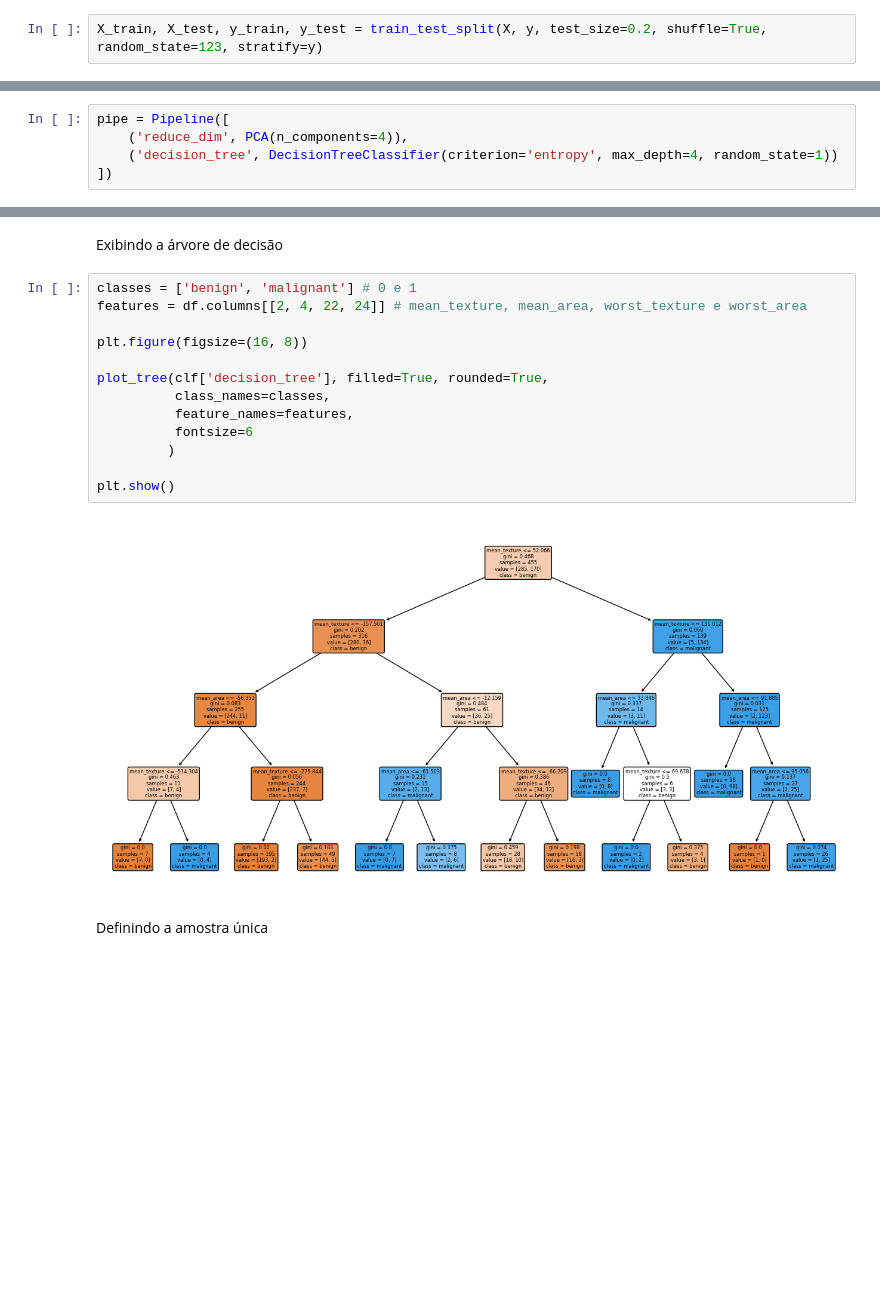
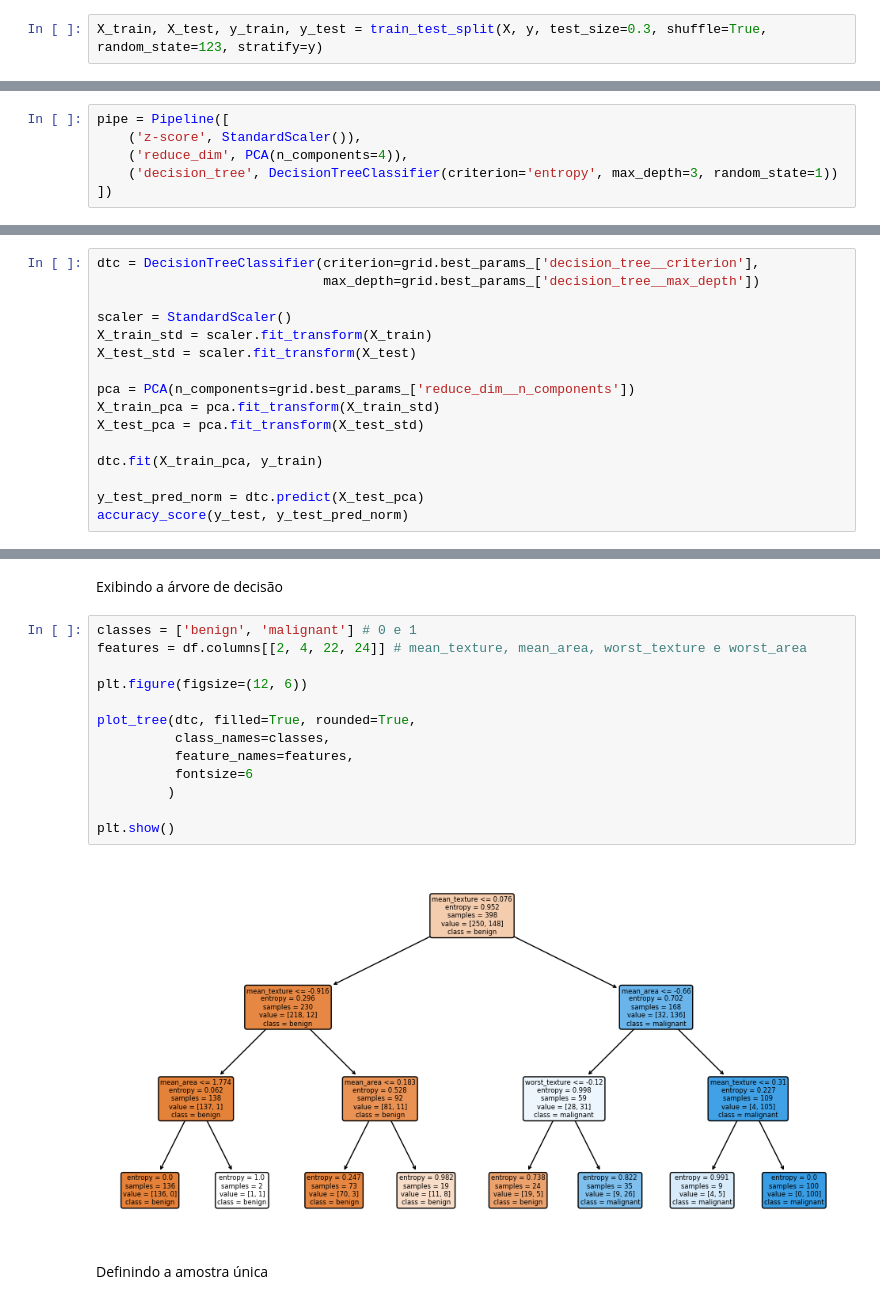
Before and after one commit to mvitor6/UTFPR-Especializacao.Ciencia.Dados.2022, a Jupyter notebook: CD.2022-1.M4.IRP/S04L12_11-02/L12-Decision-Trees-BreastCancer.ipynb, the cells around one changed output, grey strips where cells are left out. Cells and saved outputs as stored; diff of their text form; blank space fills up the shorter version.

Commit message:
Adicionando StandardScaler ao Pipeline

```diff
--- a/CD.2022-1.M4.IRP/S04L12_11-02/L12-Decision-Trees-BreastCancer.ipynb
+++ b/CD.2022-1.M4.IRP/S04L12_11-02/L12-Decision-Trees-BreastCancer.ipynb
@@ -73,7 +73,7 @@ y = df['diagnosis'].values
 # %% [markdown]
 Armazenando os dados de treino e teste
 # %%
-X_train, X_test, y_train, y_test = train_test_split(X, y, test_size=0.2, shuffle=True, random_state=123, stratify=y)
+X_train, X_test, y_train, y_test = train_test_split(X, y, test_size=0.3, shuffle=True, random_state=123, stratify=y)
 # %% [markdown]
 Verificando a divisão dos dados de treino e teste
 # %%
@@ -88,8 +88,9 @@ Labels counts in y_test: [72 42]
 Criando a pipeline
 # %%
 pipe = Pipeline([
+    ('z-score', StandardScaler()),
     ('reduce_dim', PCA(n_components=4)),
-    ('decision_tree', DecisionTreeClassifier(criterion='entropy', max_depth=4, random_state=1))
+    ('decision_tree', DecisionTreeClassifier(criterion='entropy', max_depth=3, random_state=1))
 ])
 # %% [markdown]
 Realizando o treinamento
@@ -193,0 +199,16 @@ accuracy_score(y_test, y_test_pred)
+# %%
+dtc = DecisionTreeClassifier(criterion=grid.best_params_['decision_tree__criterion'],
+                             max_depth=grid.best_params_['decision_tree__max_depth'])
+
+scaler = StandardScaler()
+X_train_std = scaler.fit_transform(X_train)
+X_test_std = scaler.fit_transform(X_test)
+
+pca = PCA(n_components=grid.best_params_['reduce_dim__n_components'])
+X_train_pca = pca.fit_transform(X_train_std)
+X_test_pca = pca.fit_transform(X_test_std)
+
+dtc.fit(X_train_pca, y_train)
+
+y_test_pred_norm = dtc.predict(X_test_pca)
+accuracy_score(y_test, y_test_pred_norm)
@@ -196,18 +219,18 @@ Exibindo a árvore de decisão
 # %%
 classes = ['benign', 'malignant'] # 0 e 1
 features = df.columns[[2, 4, 22, 24]] # mean_texture, mean_area, worst_texture e worst_area
 
-plt.figure(figsize=(16, 8))
+plt.figure(figsize=(12, 6))
 
-plot_tree(clf['decision_tree'], filled=True, rounded=True,
+plot_tree(dtc, filled=True, rounded=True,
           class_names=classes,
           feature_names=features,
           fontsize=6
          )
 
 plt.show()
 # %% [output]
-[figure, old version]
+[figure, new version]
 # %% [markdown]
 Definindo a amostra única
 # %%
```
Also changed, not shown: parts of 15 cells of this notebook.
